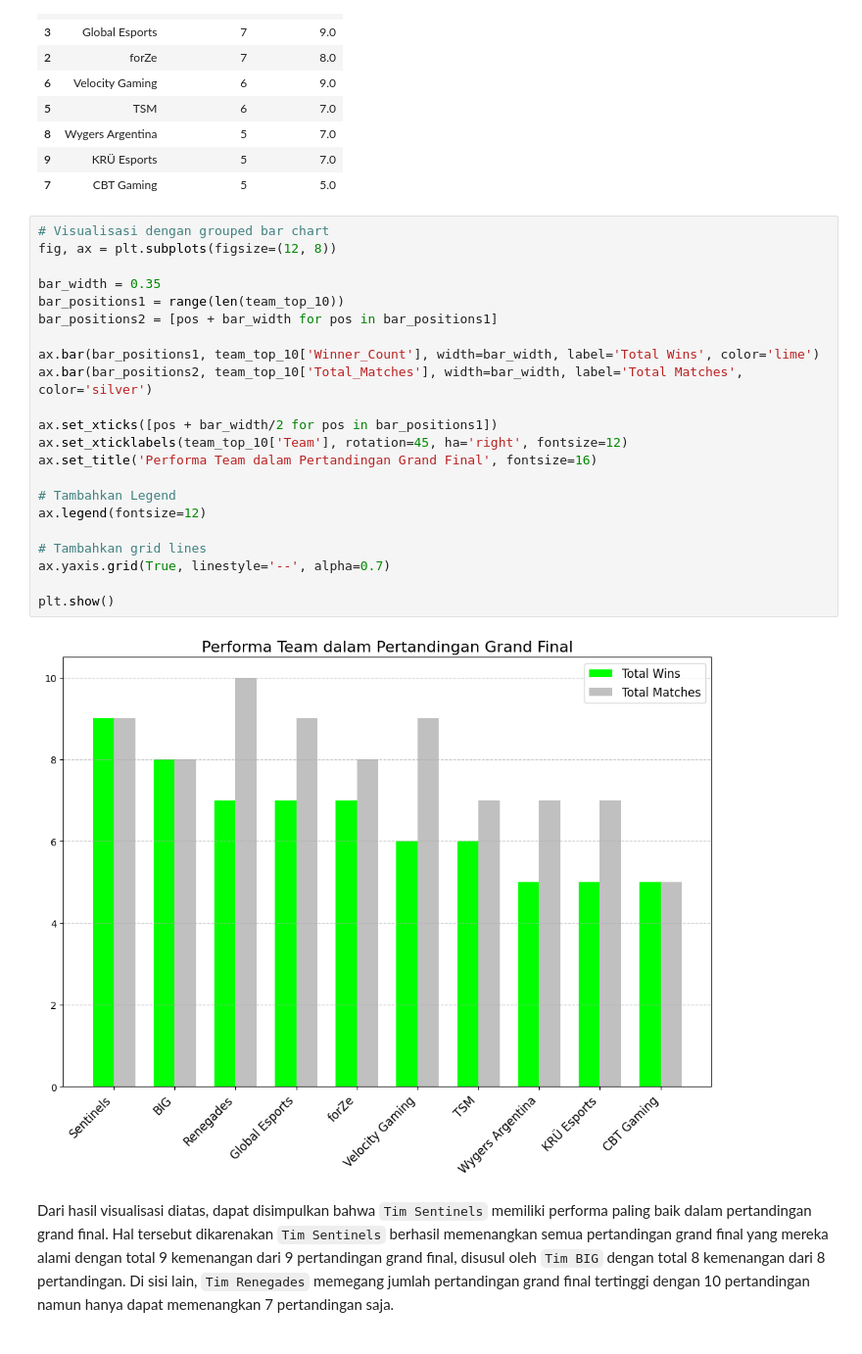
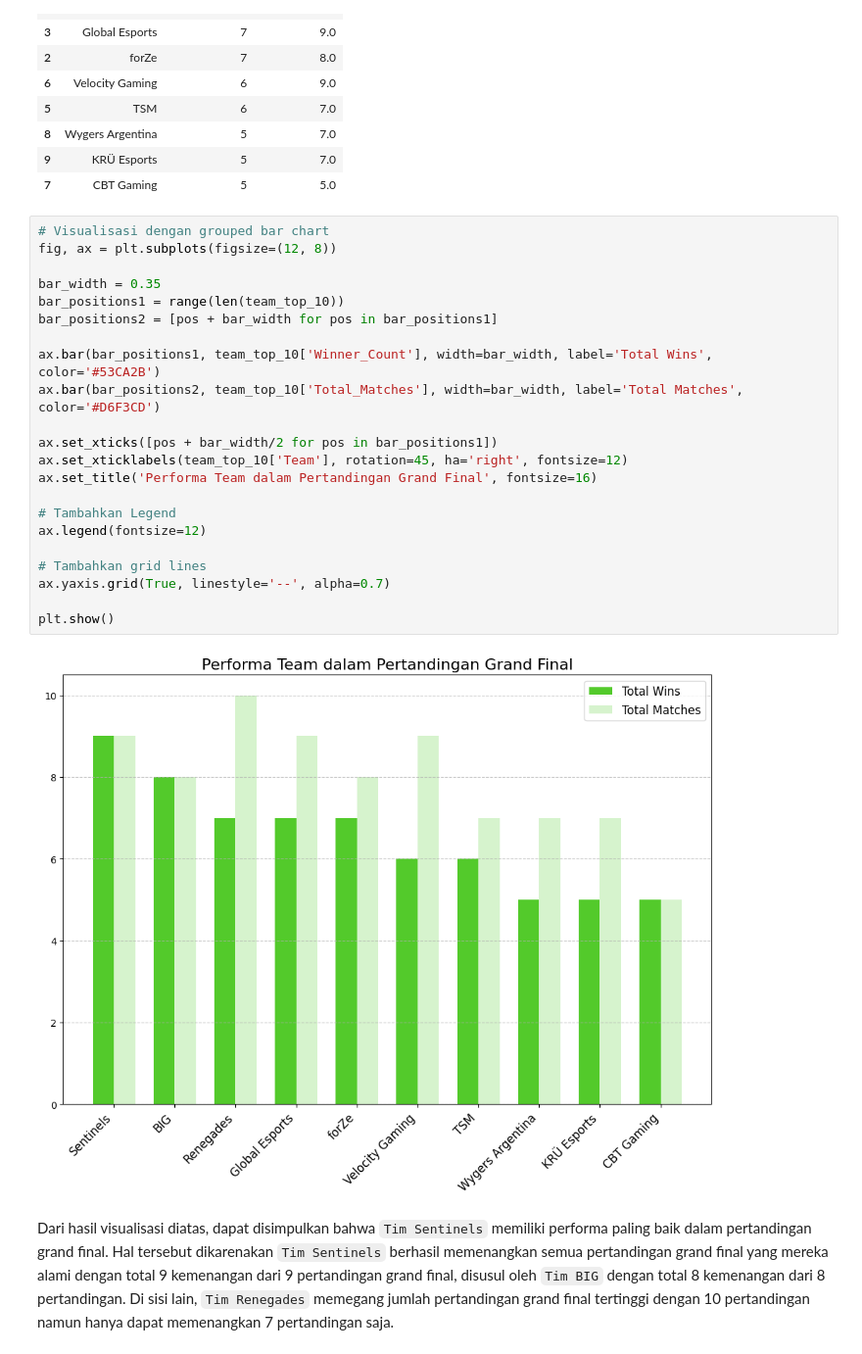
Before and after one commit to LyzanderAndrylie/kasdad-tk, a Jupyter notebook: TK_Data+.ipynb, the cells around one changed output. Shown at 98% size. Cells and saved outputs as stored; diff of their text form.

```diff
--- a/TK_Data+.ipynb
+++ b/TK_Data+.ipynb
@@ -977,27 +974,27 @@ team_top_10
 # %%
 # Visualisasi dengan grouped bar chart
 fig, ax = plt.subplots(figsize=(12, 8))
 
 bar_width = 0.35
 bar_positions1 = range(len(team_top_10))
 bar_positions2 = [pos + bar_width for pos in bar_positions1]
 
-ax.bar(bar_positions1, team_top_10['Winner_Count'], width=bar_width, label='Total Wins', color='lime')
-ax.bar(bar_positions2, team_top_10['Total_Matches'], width=bar_width, label='Total Matches', color='silver')
+ax.bar(bar_positions1, team_top_10['Winner_Count'], width=bar_width, label='Total Wins', color='#53CA2B')
+ax.bar(bar_positions2, team_top_10['Total_Matches'], width=bar_width, label='Total Matches', color='#D6F3CD')
 
 ax.set_xticks([pos + bar_width/2 for pos in bar_positions1])
 ax.set_xticklabels(team_top_10['Team'], rotation=45, ha='right', fontsize=12)
 ax.set_title('Performa Team dalam Pertandingan Grand Final', fontsize=16)
 
 # Tambahkan Legend
 ax.legend(fontsize=12)
 
 # Tambahkan grid lines
 ax.yaxis.grid(True, linestyle='--', alpha=0.7)
 
 plt.show()
 # %% [output]
-[figure, old version]
+[figure, new version]
 # %% [markdown]
 Dari hasil visualisasi diatas, dapat disimpulkan bahwa `Tim Sentinels` memiliki performa paling baik dalam pertandingan grand final. Hal tersebut dikarenakan `Tim Sentinels` berhasil memenangkan semua pertandingan grand final yang mereka alami dengan total 9 kemenangan dari 9 pertandingan grand final, disusul oleh `Tim BIG` dengan total 8 kemenangan dari 8 pertandingan. Di sisi lain, `Tim Renegades` memegang jumlah pertandingan grand final tertinggi dengan 10 pertandingan namun hanya dapat memenangkan 7 pertandingan saja.
 # %% [markdown]
```
Also changed, not shown: parts of 12 cells of this notebook.
